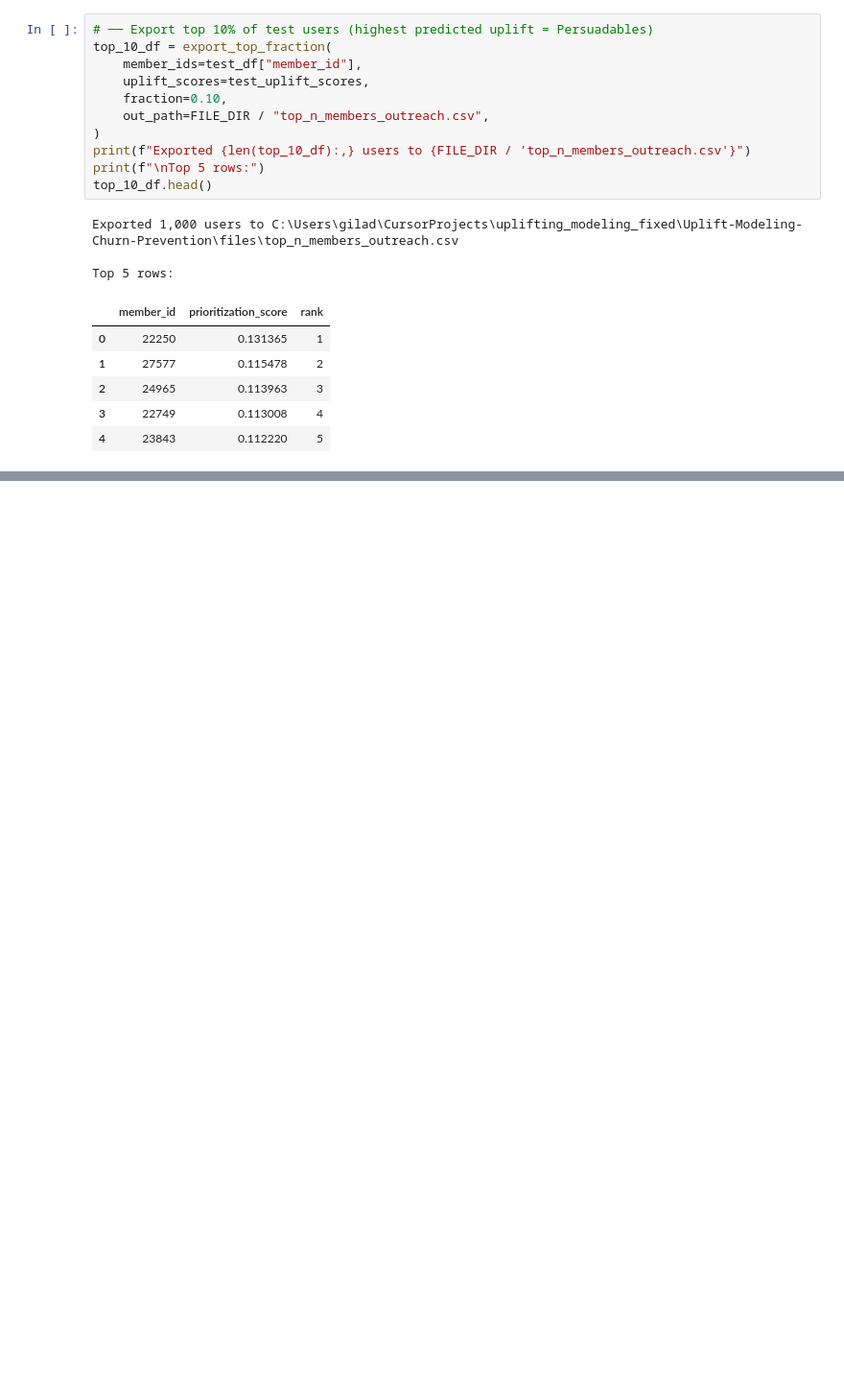
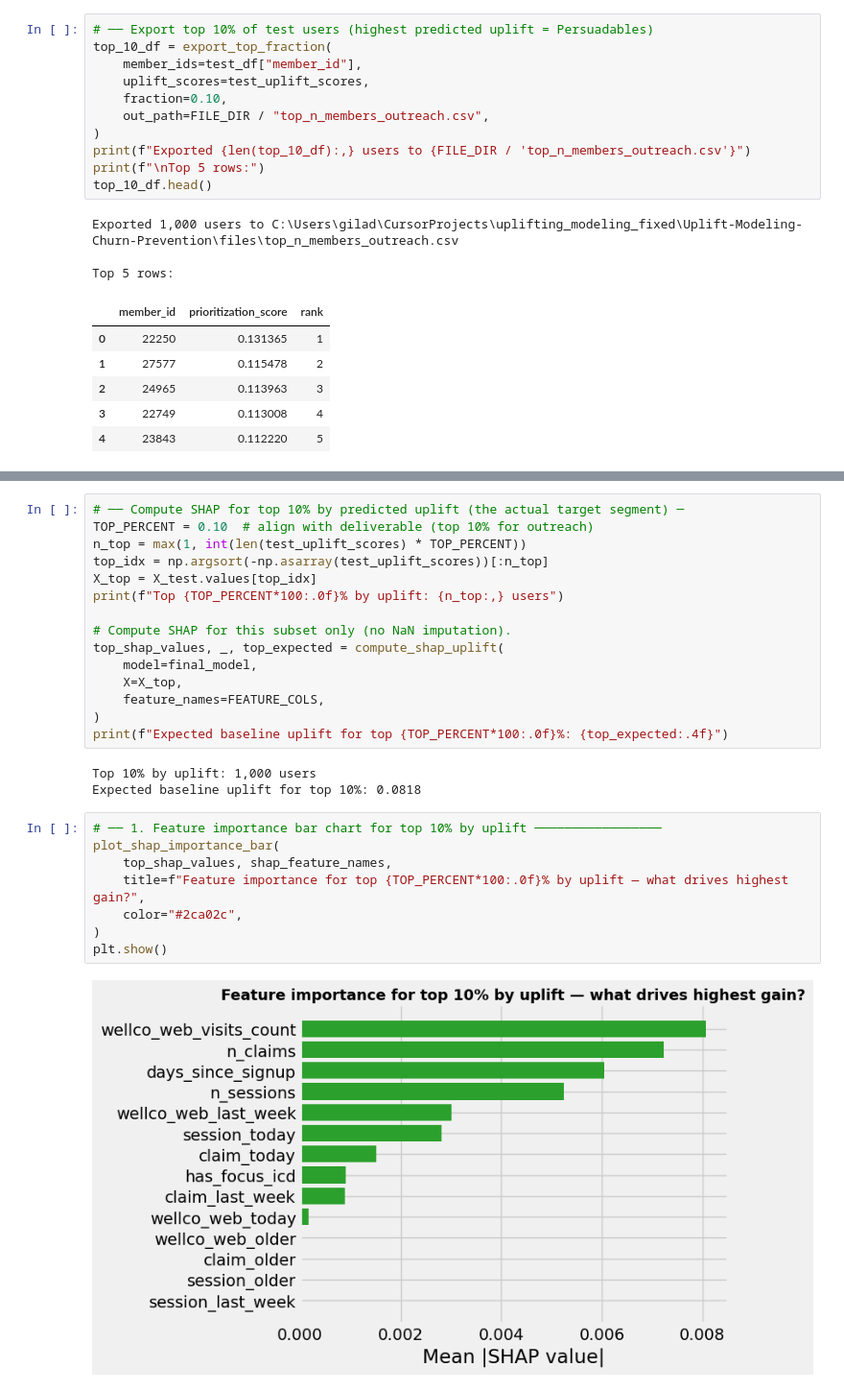
Before and after one commit to Noa-Gilad/Uplift-Modeling-Churn-Prevention, a Jupyter notebook: src/uplift_churn_prediction.ipynb, the cells around one changed output, grey strips where cells are left out. Shown at 96% size. Saved outputs shown, nothing was run; the diff lists cells and outputs as text; blank space fills up the shorter version.

```diff
--- a/src/uplift_churn_prediction.ipynb
+++ b/src/uplift_churn_prediction.ipynb
@@ -509,0 +559,28 @@ Top 5 rows:
+# %%
+# ── Compute SHAP for top 10% by predicted uplift (the actual target segment) ─
+TOP_PERCENT = 0.10  # align with deliverable (top 10% for outreach)
+n_top = max(1, int(len(test_uplift_scores) * TOP_PERCENT))
+top_idx = np.argsort(-np.asarray(test_uplift_scores))[:n_top]
+X_top = X_test.values[top_idx]
+print(f"Top {TOP_PERCENT*100:.0f}% by uplift: {n_top:,} users")
+
+# Compute SHAP for this subset only (no NaN imputation).
+top_shap_values, _, top_expected = compute_shap_uplift(
+    model=final_model,
+    X=X_top,
+    feature_names=FEATURE_COLS,
+)
+print(f"Expected baseline uplift for top {TOP_PERCENT*100:.0f}%: {top_expected:.4f}")
+# %% [output]
+Top 10% by uplift: 1,000 users
+Expected baseline uplift for top 10%: 0.0818
+# %%
+# ── 1. Feature importance bar chart for top 10% by uplift ─────────────────
+plot_shap_importance_bar(
+    top_shap_values, shap_feature_names,
+    title=f"Feature importance for top {TOP_PERCENT*100:.0f}% by uplift — what drives highest gain?",
+    color="#2ca02c",
+)
+plt.show()
+# %% [output]
+[figure, added]
```
Also changed, not shown: parts of 10 cells of this notebook, 1 other file.
